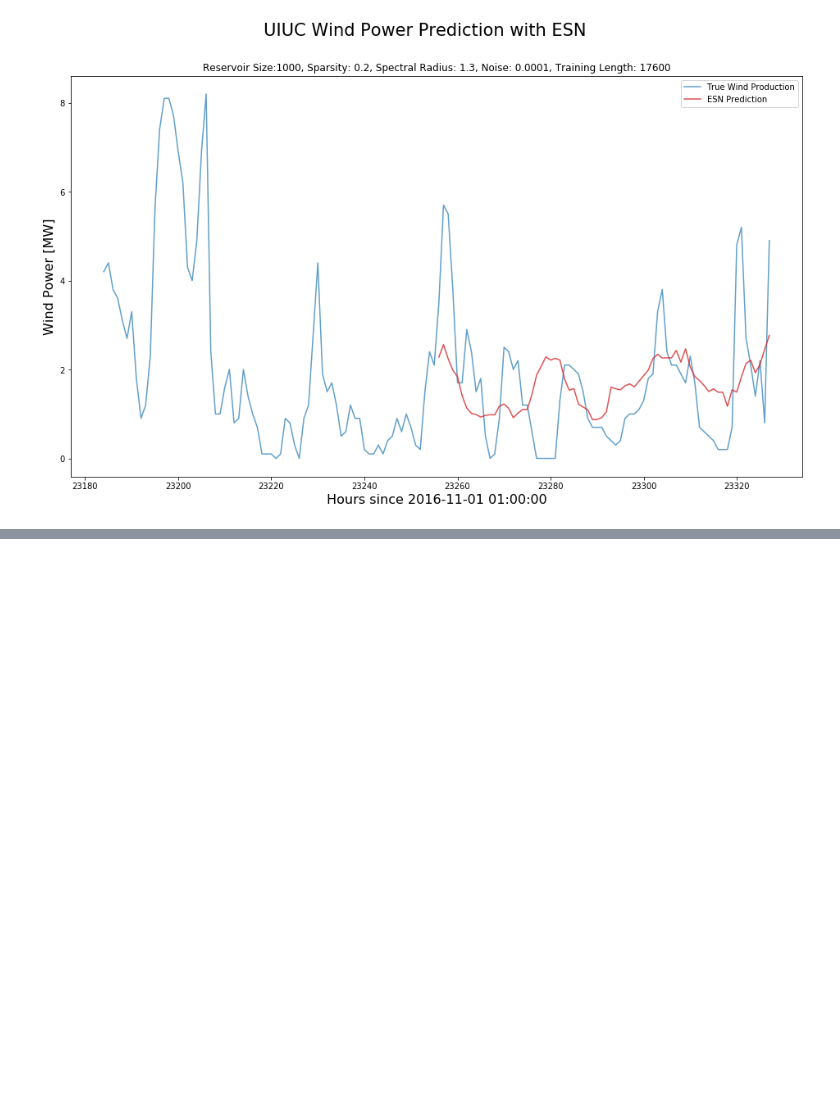
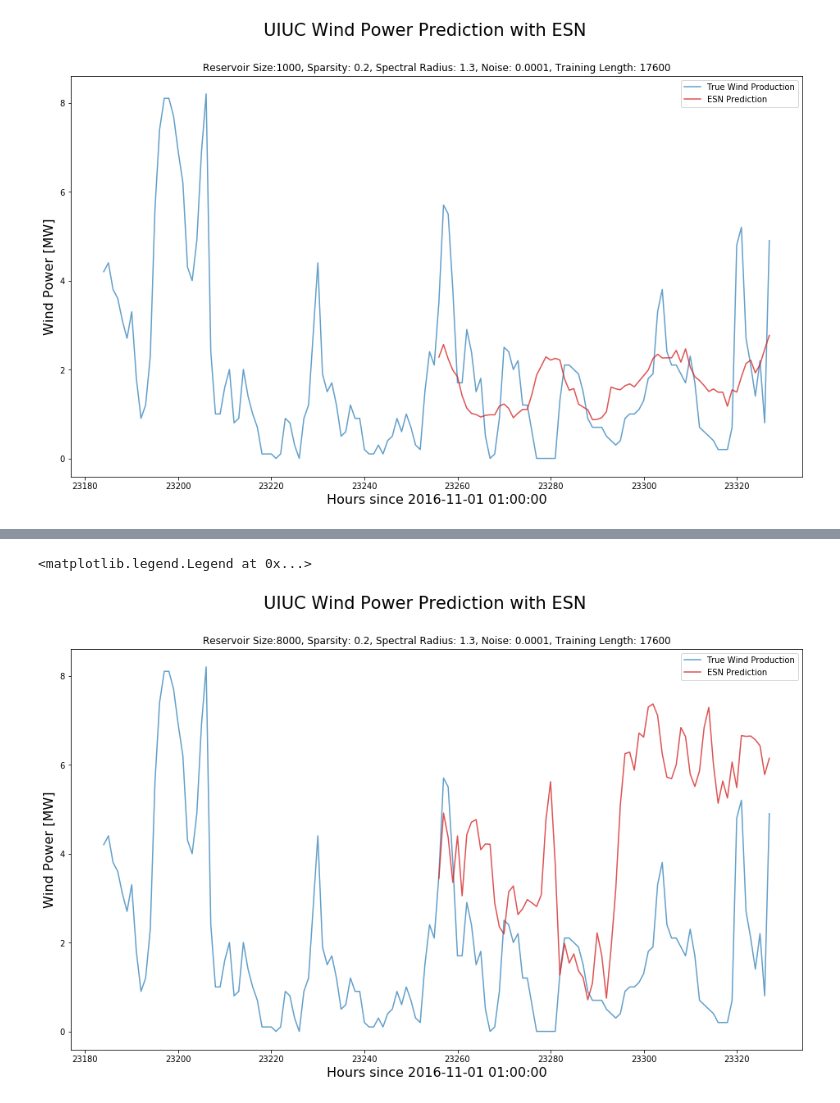
Before and after one commit to arfc/cairo, a Jupyter notebook: twoinputs/windpower-solarangle.ipynb, the cells around one changed output, grey strips where cells are left out. Cells and saved outputs as stored; diff of their text form; code cells hidden in the pictures; blank space fills up the shorter version.

```diff
--- a/twoinputs/windpower-solarangle.ipynb
+++ b/twoinputs/windpower-solarangle.ipynb
@@ -36,8 +37,11 @@ norm = np.linalg.norm(windpower)
 windpower_norm = windpower/norm
 # %%
+lat = 40.18
+lon = -89.24
 time_range = pd.date_range(start='11/1/2016', end='7/1/2019', freq='h')[:len(windpower)]
-elevation = generate_elevation_series(time_range, timestamps=True)
+elevation = generate_elevation_series(time_range, lat=lat, lon=lon, timestamps=True)
 norm_a = np.linalg.norm(elevation)
+# norm_a = np.max(elevation)
 angles_norm = elevation/norm_a
 print(f"Norm of elevation angles: {norm_a}")
 print(f"Norm of wind power: {norm}")
@@ -357,3 +361,21 @@ plt.legend()
 # %% [output]
 <matplotlib.legend.Legend at 0x...>
 [figure]
+# %%
+nonopt_params_v3 = {'n_reservoir':8000,
+          'sparsity':0.2,
+          'rand_seed':85,
+          'rho':opt_radius,
+          'noise':opt_noise,
+          'future':72,
+          'window':None,
+          'trainlen':l_opt}
+# %%
+tic = time.perf_counter()
+
+nonopt_pred_v3 = esn_prediction(X_in.T, nonopt_params_v3)
+
+toc = time.perf_counter()
+elapsed = toc - tic
+print(f"This simulation took {elapsed:0.02f} seconds")
+print(f"This simulation took {elapsed/60:0.02f} minutes")
@@ -359,0 +385,19 @@ plt.legend()
+# %%
+plt.figure(figsize=(16,9))
+plt.suptitle("UIUC Wind Power Prediction with ESN", fontsize=21)
+plt.title(param_string(nonopt_params_v3))
+plt.ylabel("Wind Power [MW]", fontsize=16)
+plt.xlabel(f"Hours since {time_range[0]}", fontsize=16)
+# plot the truth
+plt.plot(hour_range[-2*futureTotal:],norm*windpower_norm[-2*futureTotal:],'b',label="True Wind Production",
+         alpha=0.7,
+         color='tab:blue')
+# # plot the prediction
+plt.plot(hour_range[-futureTotal:], norm*nonopt_pred_v3.T[0],  alpha=0.8,
+         label='ESN Prediction',
+         color='tab:red',
+         linestyle='-')
+plt.legend()
+# %% [output]
+<matplotlib.legend.Legend at 0x...>
+[figure, added]
```
Also changed, not shown: parts of 12 cells of this notebook, 1 other file.
